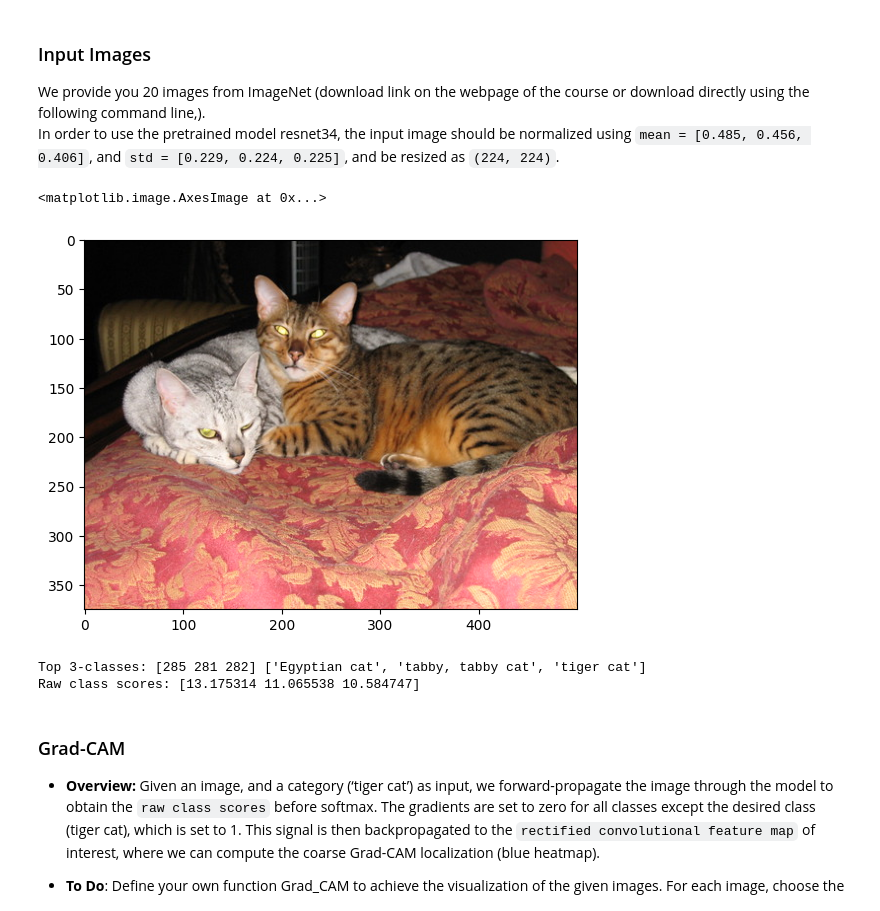
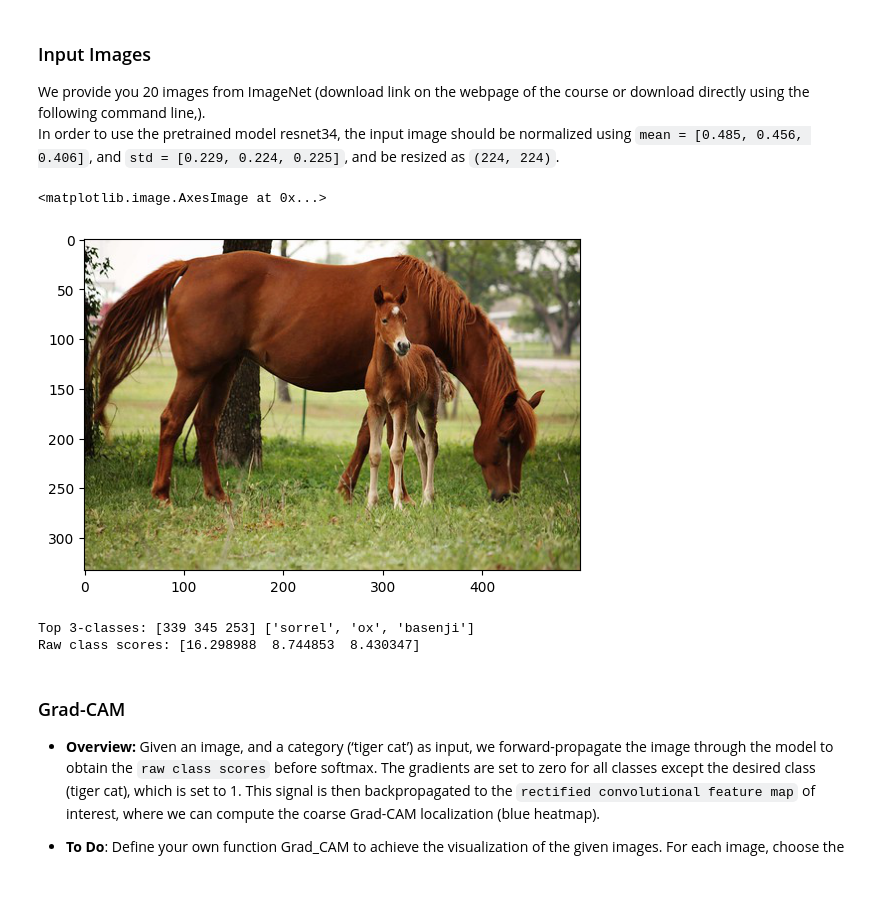
Before and after one commit to MariusAlonso/MVA-DLIP, a Jupyter notebook: TP2/TP2_GradCAM.ipynb, the cells around one changed output. Drawn from its saved outputs; the diff is of its cells as text; code cells hidden in the pictures; blank space fills up the shorter version.

```diff
--- a/TP2/TP2_GradCAM.ipynb
+++ b/TP2/TP2_GradCAM.ipynb
@@ -91,20 +92,20 @@ dir_path = "data/"
 dataset = preprocess_image(dir_path)
 # %%
 # show the orignal image
-index = 5
+index = 10
 input_image = Image.open(dataset.imgs[index][0]).convert('RGB')
 plt.imshow(input_image)
 # %% [output]
 <matplotlib.image.AxesImage at 0x...>
-[figure, old version]
+[figure, new version]
 # %%
 output = resnet34(dataset[index][0].view(1, 3, 224, 224))
 values, indices = torch.topk(output, 3)
 print("Top 3-classes:", indices[0].numpy(), [classes[x] for x in indices[0].numpy()])
 print("Raw class scores:", values[0].detach().numpy())
 # %% [output]
-Top 3-classes: [285 281 282] ['Egyptian cat', 'tabby, tabby cat', 'tiger cat']
-Raw class scores: [13.175314 11.065538 10.584747]
+Top 3-classes: [339 345 253] ['sorrel', 'ox', 'basenji']
+Raw class scores: [16.298988  8.744853  8.430347]
 # %% [markdown]
 ### Grad-CAM
 * **Overview:** Given an image, and a category (‘tiger cat’) as input, we forward-propagate the image through the model to obtain the `raw class scores` before softmax. The gradients are set to zero for all classes except the desired class (tiger cat), which is set to 1. This signal is then backpropagated to the `rectified convolutional feature map` of interest, where we can compute the coarse Grad-CAM localization (blue heatmap).
```
Also changed, not shown: parts of 4 cells of this notebook.
